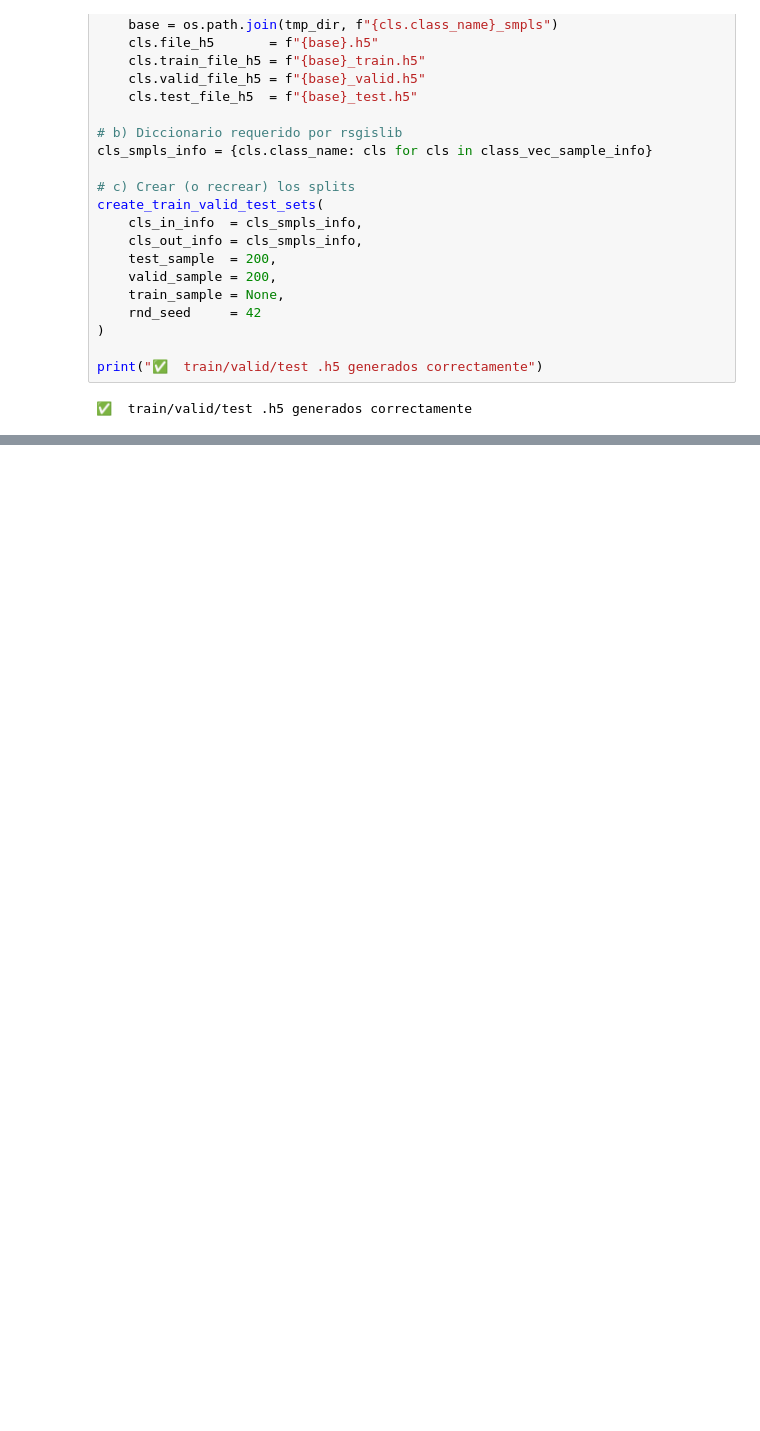
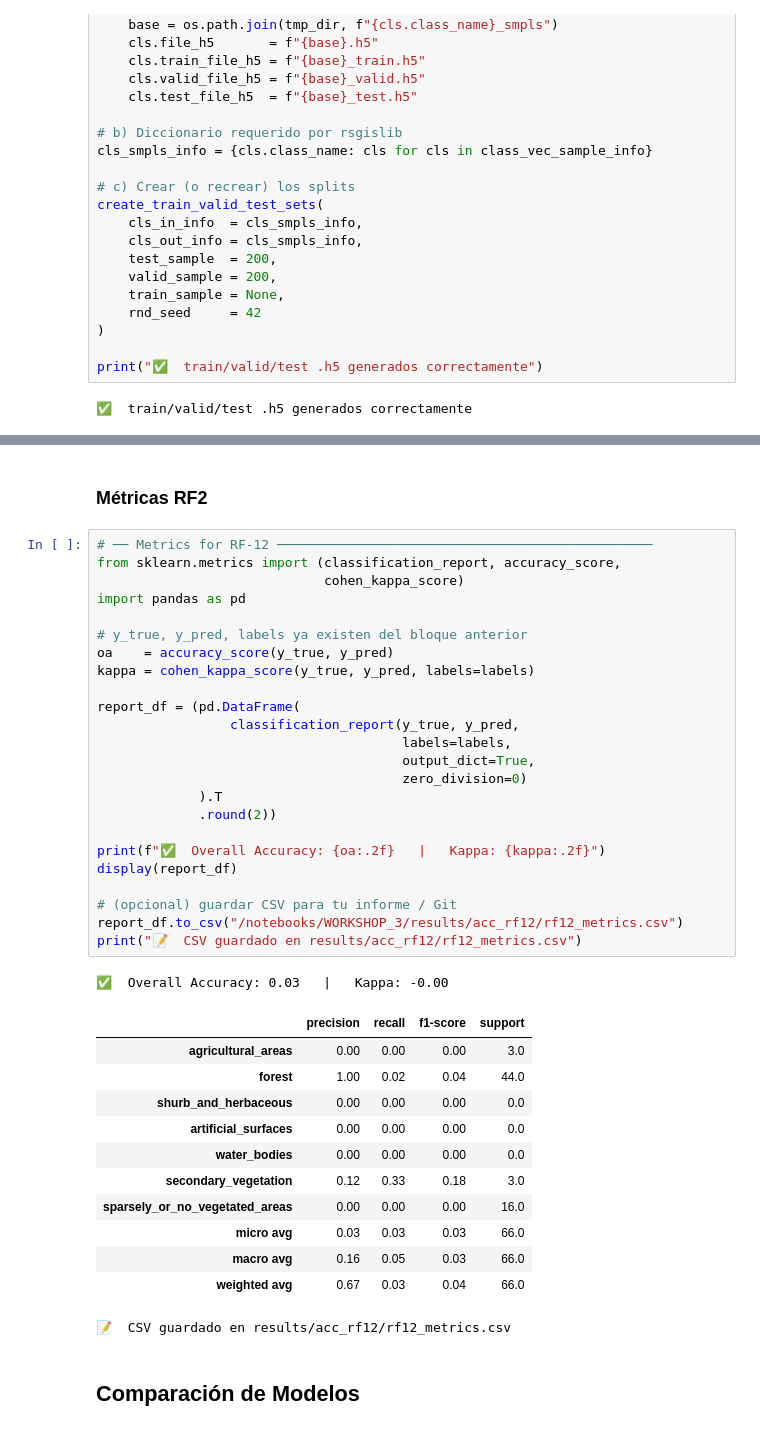
Before and after one commit to pcardonav/workshop3-image-classification, a Jupyter notebook: workshop3_paula_cardona.ipynb, the cells around one changed output, grey strips where cells are left out. Cells and saved outputs as stored; diff of their text form; blank space fills up the shorter version.

```diff
--- a/workshop3_paula_cardona.ipynb
+++ b/workshop3_paula_cardona.ipynb
@@ -2143,0 +2344,42 @@ TypeError: list indices must be integers or slices, not ClassVecSamplesInfoObj
+# %% [markdown]
+### Métricas RF2
+# %%
+# ── Metrics for RF-12 ────────────────────────────────────────────────
+from sklearn.metrics import (classification_report, accuracy_score,
+                             cohen_kappa_score)
+import pandas as pd
+
+# y_true, y_pred, labels ya existen del bloque anterior
+oa    = accuracy_score(y_true, y_pred)
+kappa = cohen_kappa_score(y_true, y_pred, labels=labels)
+
+report_df = (pd.DataFrame(
+                 classification_report(y_true, y_pred,
+                                       labels=labels,
+                                       output_dict=True,
+                                       zero_division=0)
+             ).T
+             .round(2))
+
+print(f"✅  Overall Accuracy: {oa:.2f}   |   Kappa: {kappa:.2f}")
+display(report_df)
+
+# (opcional) guardar CSV para tu informe / Git
+report_df.to_csv("/notebooks/WORKSHOP_3/results/acc_rf12/rf12_metrics.csv")
+print("📝  CSV guardado en results/acc_rf12/rf12_metrics.csv")
+# %% [output]
+✅  Overall Accuracy: 0.03   |   Kappa: -0.00
+|  | precision | recall | f1-score | support |
+| agricultural_areas | 0.00 | 0.00 | 0.00 | 3.0 |
+| forest | 1.00 | 0.02 | 0.04 | 44.0 |
+| shurb_and_herbaceous | 0.00 | 0.00 | 0.00 | 0.0 |
+| artificial_surfaces | 0.00 | 0.00 | 0.00 | 0.0 |
+| water_bodies | 0.00 | 0.00 | 0.00 | 0.0 |
+| secondary_vegetation | 0.12 | 0.33 | 0.18 | 3.0 |
+| sparsely_or_no_vegetated_areas | 0.00 | 0.00 | 0.00 | 16.0 |
+| micro avg | 0.03 | 0.03 | 0.03 | 66.0 |
+| macro avg | 0.16 | 0.05 | 0.03 | 66.0 |
+| weighted avg | 0.67 | 0.03 | 0.04 | 66.0 |
+📝  CSV guardado en results/acc_rf12/rf12_metrics.csv
+# %% [markdown]
+## Comparación de Modelos
```
Also changed, not shown: parts of 22 cells of this notebook.
